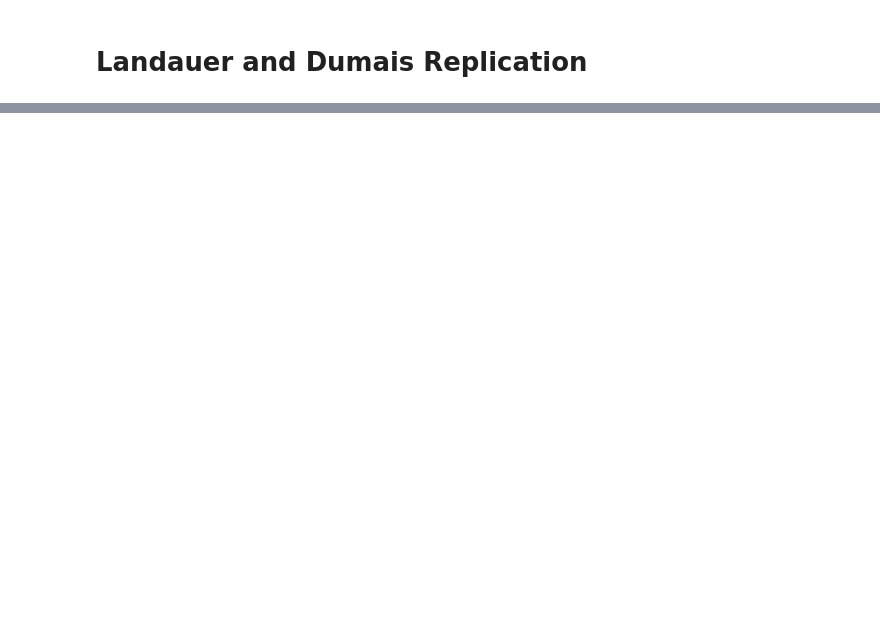
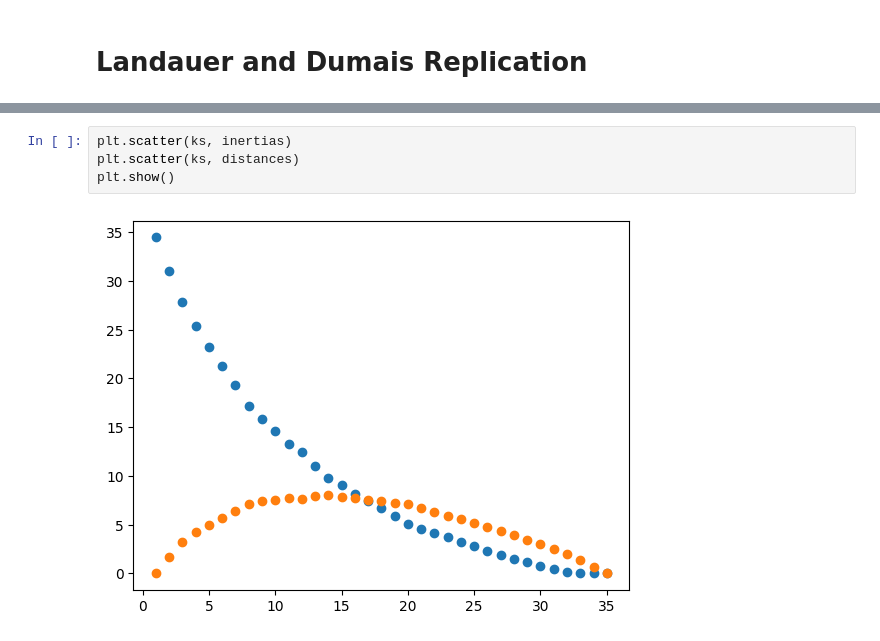
Before and after one commit to sdbaier/CMSC-35620, a Jupyter notebook: landauer.ipynb, the cells around one changed output, grey strips where cells are left out. Cells and saved outputs as stored; diff of their text form; blank space fills up the shorter version.

```diff
--- a/landauer.ipynb
+++ b/landauer.ipynb
@@ -186,0 +298,6 @@ mat = reduce_to_n_dimensions(mat, EMBEDDING_DIMS)
+# %%
+plt.scatter(ks, inertias)
+plt.scatter(ks, distances)
+plt.show()
+# %% [output]
+[figure, added]
```
Also changed, not shown: parts of 12 cells of this notebook, 9 other files.
